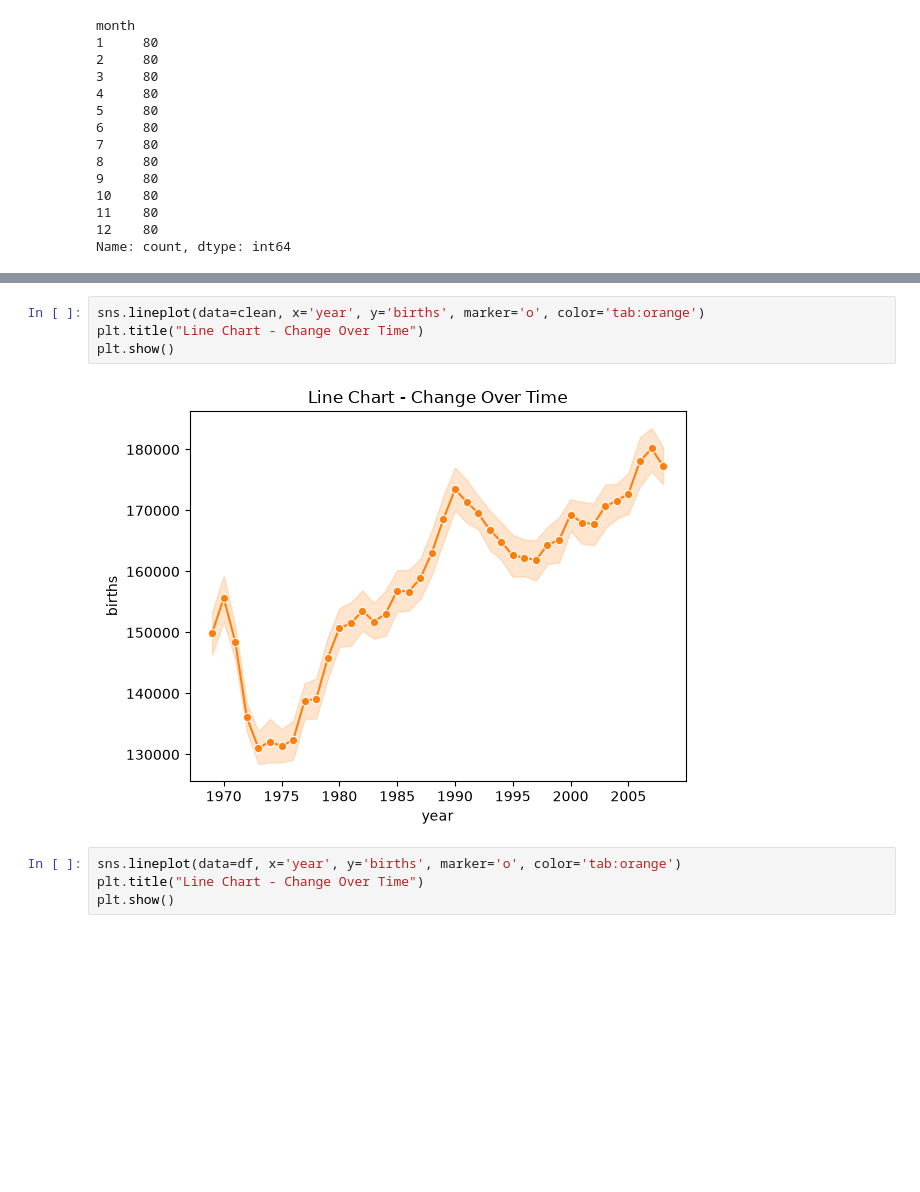
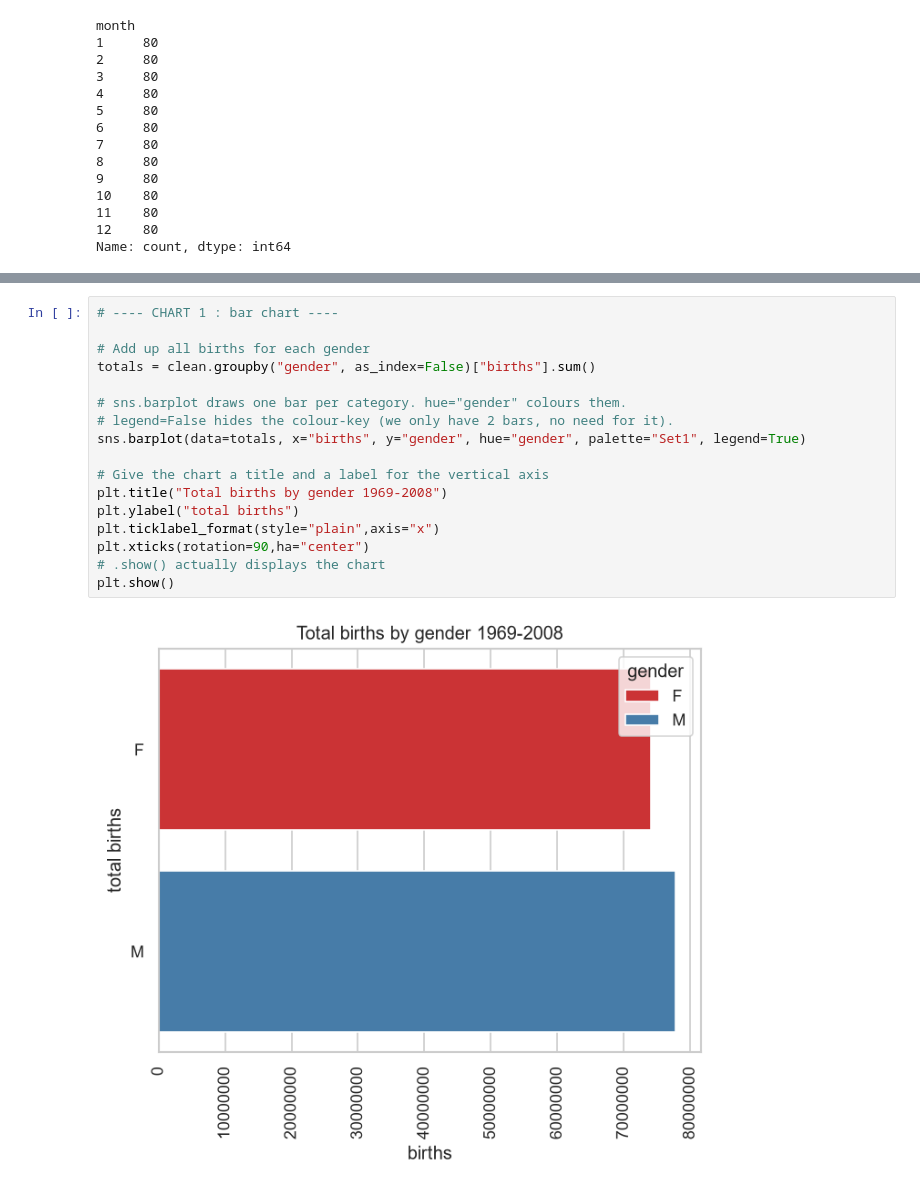
Before and after one commit to muneeb112233/Data_Analysis, a Jupyter notebook: Birth_Rate/Analysis.ipynb, the cells around one changed output, grey strips where cells are left out. Cells and saved outputs as stored; diff of their text form; blank space fills up the shorter version.

```diff
--- a/Birth_Rate/Analysis.ipynb
+++ b/Birth_Rate/Analysis.ipynb
@@ -253,10 +289,19 @@ plt.show()
-# %%
-sns.lineplot(data=clean, x='year', y='births', marker='o', color='tab:orange')
-plt.title("Line Chart - Change Over Time")
-plt.show()
-# %% [output]
-[figure, removed]
-# %%
-sns.lineplot(data=df, x='year', y='births', marker='o', color='tab:orange')
-plt.title("Line Chart - Change Over Time")
-plt.show()
+# %%
+# ---- CHART 1 : bar chart ----
+
+# Add up all births for each gender
+totals = clean.groupby("gender", as_index=False)["births"].sum()
+
+# sns.barplot draws one bar per category. hue="gender" colours them.
+# legend=False hides the colour-key (we only have 2 bars, no need for it).
+sns.barplot(data=totals, x="births", y="gender", hue="gender", palette="Set1", legend=True)
+
+# Give the chart a title and a label for the vertical axis
+plt.title("Total births by gender 1969-2008")
+plt.ylabel("total births")
+plt.ticklabel_format(style="plain",axis="x")
+plt.xticks(rotation=90,ha="center")
+# .show() actually displays the chart
+plt.show()
+# %% [output]
+[figure, added]
```
Also changed, not shown: parts of 23 cells of this notebook, 1 other file.
